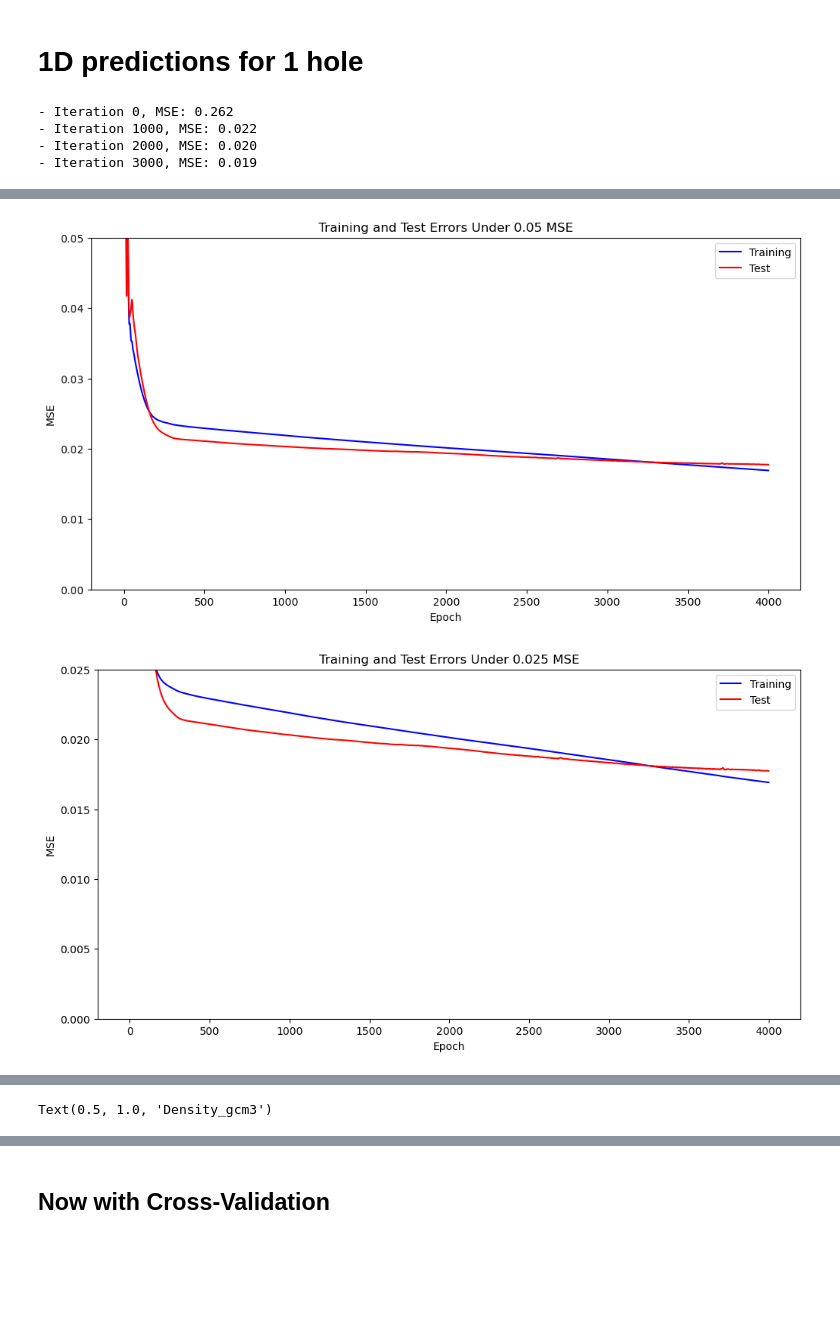
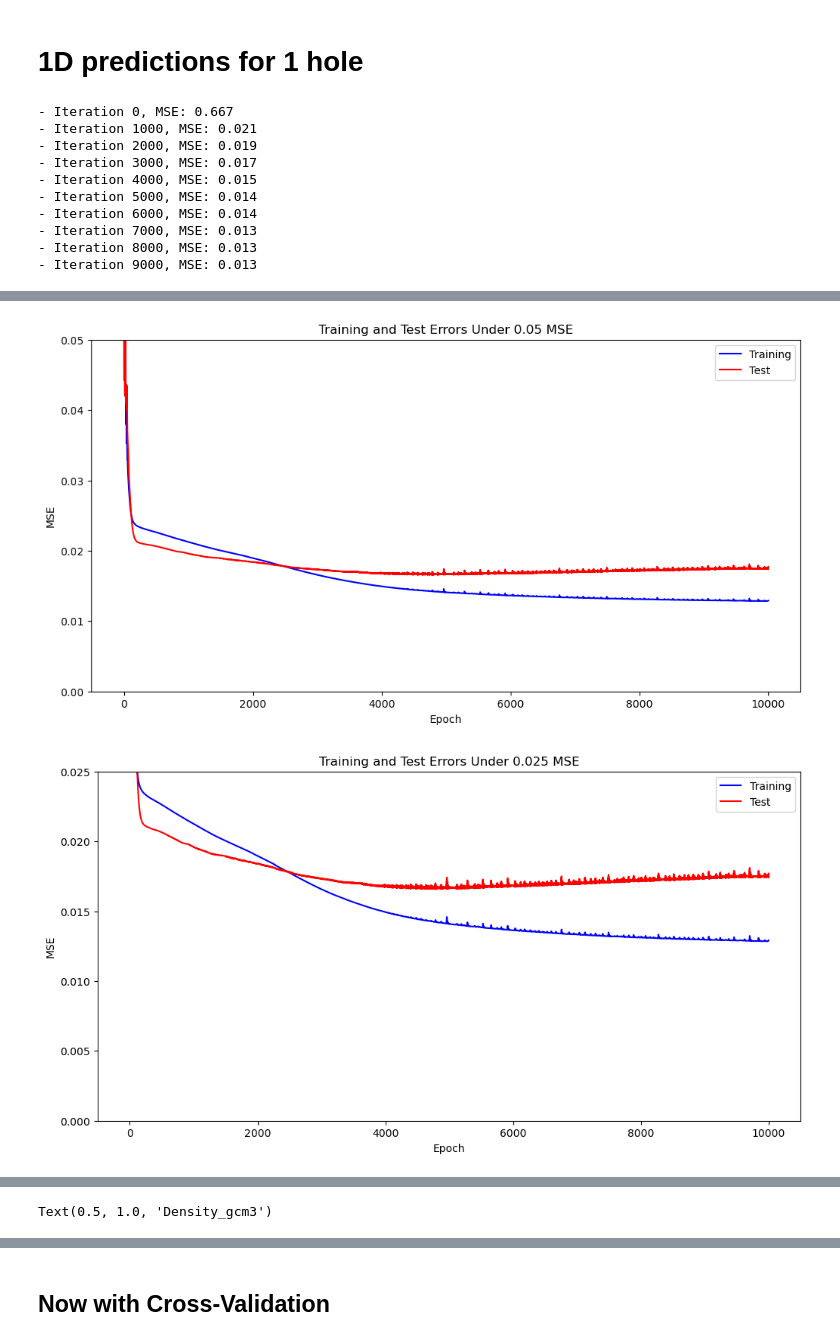
Before and after one commit to Fabian-Leal/PhD-Thesis---Incorporating-Deep-Learning-into-Statistical-Models-for-Spatial-Interpolation, a Jupyter notebook: Paper 3 PhD BNNs for multivariate predictions/NN 1D 1 hole.ipynb, the cells around one changed output, grey strips where cells are left out. Cells and saved outputs as stored; diff of their text form; code cells hidden in the pictures; blank space fills up the shorter version.

```diff
--- a/Paper 3 PhD BNNs for multivariate predictions/NN 1D 1 hole.ipynb
+++ b/Paper 3 PhD BNNs for multivariate predictions/NN 1D 1 hole.ipynb
@@ -14,9 +14,6 @@ from sklearn.model_selection import KFold
 # %%
 two_composite_filtered = pd.read_csv("Curated_data/two_composite_filtered.csv", low_memory=False)
 # %%
-
-
-
 np.random.seed(2147483648)
 
 mineral = 'Density_gcm3'
@@ -93,12 +90,12 @@ model = nn.Sequential(
 )
 
 mse_loss = nn.MSELoss()
-optimizer = optim.Adam(model.parameters(), lr=0.0005)
+optimizer = optim.Adam(model.parameters(), lr=0.001)
 
 train_losses = []  # To store training losses during training
 test_losses = []   # To store test losses during training
 
-for step in range(4000):
+for step in range(10000):
     pre = model(x_train)
     mse = mse_loss(pre, y_train)
     cost = mse
@@ -192,7 +189,13 @@ plt.xlabel('x')
 plt.ylabel('y')
 plt.title(mineral)
 # %% [output]
-- Iteration 0, MSE: 0.262
-- Iteration 1000, MSE: 0.022
-- Iteration 2000, MSE: 0.020
-- Iteration 3000, MSE: 0.019
+- Iteration 0, MSE: 0.667
+- Iteration 1000, MSE: 0.021
+- Iteration 2000, MSE: 0.019
+- Iteration 3000, MSE: 0.017
+- Iteration 4000, MSE: 0.015
+- Iteration 5000, MSE: 0.014
+- Iteration 6000, MSE: 0.014
+- Iteration 7000, MSE: 0.013
+- Iteration 8000, MSE: 0.013
+- Iteration 9000, MSE: 0.013
@@ -200,4 +203,4 @@ plt.title(mineral)
-[figure, old version]
+[figure, new version]
-[figure, old version]
+[figure, new version]
 [figure]
 Text(0.5, 1.0, 'Density_gcm3')
```
Also changed, not shown: parts of 4 cells of this notebook, 6 other files.
